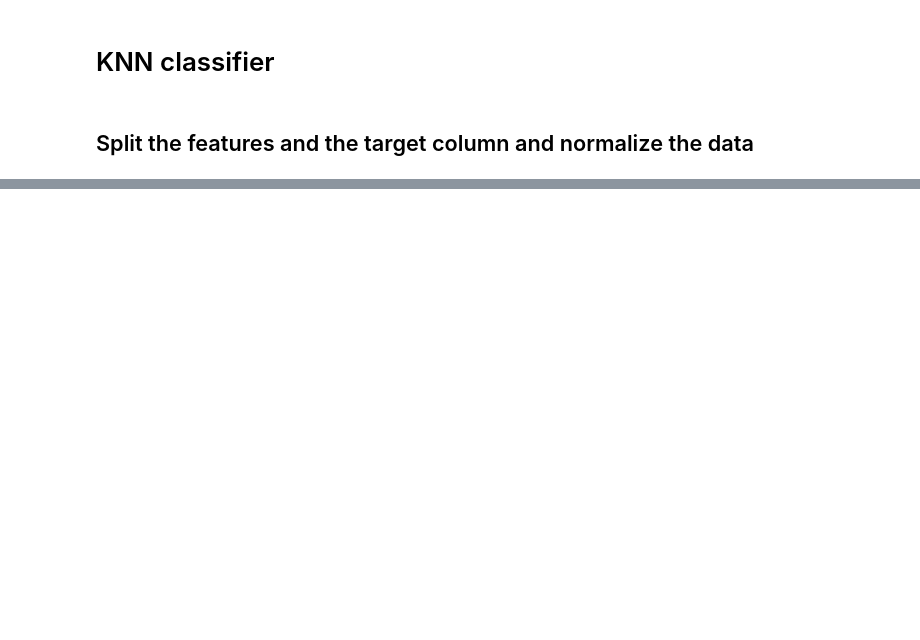
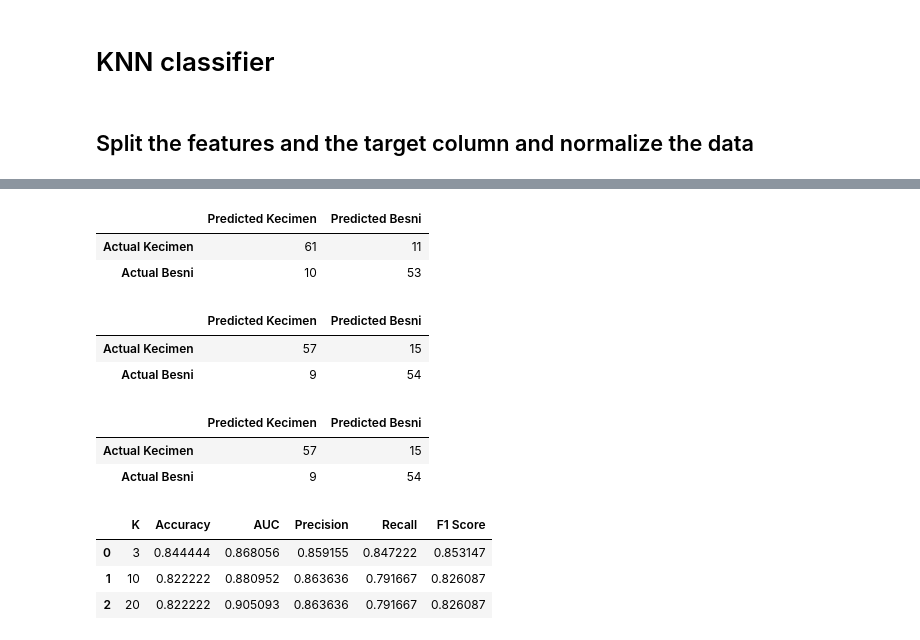
Before and after one commit to neiios/dtmm-task-4, a Jupyter notebook: knn.ipynb, the cells around one changed output, grey strips where cells are left out. Drawn from its saved outputs; the diff is of its cells as text; code cells hidden in the pictures; blank space fills up the shorter version.

```diff
--- a/knn.ipynb
+++ b/knn.ipynb
@@ -122,0 +69,63 @@ plt.show()
+# %%
+import pandas as pd
+from sklearn.metrics import confusion_matrix, accuracy_score, roc_auc_score, precision_score, recall_score, f1_score
+from sklearn.neighbors import KNeighborsClassifier
+
+
+def get_result_stats(clf, X, y, pos_label="Kecimen"):
+    y_pred = clf.predict(X)
+    y_prob = clf.predict_proba(X)[:, 1]
+
+    conf_matrix = confusion_matrix(y, y_pred, labels=["Kecimen", "Besni"])
+    acc = accuracy_score(y, y_pred)
+    auc_score = roc_auc_score(y, y_prob)
+    precision = precision_score(y, y_pred, pos_label=pos_label)
+    recall = recall_score(y, y_pred, pos_label=pos_label)
+    f1 = f1_score(y, y_pred, pos_label=pos_label)
+
+    return y_pred, acc, auc_score, precision, recall, f1, conf_matrix
+
+
+dtype = {"K": int, "Accuracy": float, "AUC": float, "Precision": float, "Recall": float, "F1 Score": float}
+results_df = pd.DataFrame(columns=["K", "Accuracy", "AUC", "Precision", "Recall", "F1 Score"]).astype(dtype)
+wrong_predictions = set()
+for val in [3, 10, 20]:
+    clf = KNeighborsClassifier(n_neighbors=val).fit(X_train, y_train)
+    y_pred, acc, auc_score, precision, recall, f1, conf_matrix = get_result_stats(clf, X_test, y_test)
+
+    df_conf_matrix = pd.DataFrame(conf_matrix, index=["Actual Kecimen", "Actual Besni"],
+                                  columns=["Predicted Kecimen", "Predicted Besni"])
+    display(df_conf_matrix)
+
+    temp_df = pd.DataFrame([[val, acc, auc_score, precision, recall, f1]],
+                           columns=["K", "Accuracy", "AUC", "Precision", "Recall", "F1 Score"]).astype(dtype)
+    results_df = pd.concat([results_df, temp_df], ignore_index=True)
+
+    for i, (actual, predicted) in enumerate(zip(y_test, y_pred)):
+        if actual != predicted:
+            wrong_predictions.add(i)
+
+results_df.to_latex(
+    f"./knn-scores.tex",
+    float_format="%.3f",
+    caption=f"Apskaičiuoti matai",
+    label=f"tab:knn-scores",
+    escape=True,
+    bold_rows=True,
+)
+
+display(results_df)
+# %% [output]
+|  | Predicted Kecimen | Predicted Besni |
+| Actual Kecimen | 61 | 11 |
+| Actual Besni | 10 | 53 |
+|  | Predicted Kecimen | Predicted Besni |
+| Actual Kecimen | 57 | 15 |
+| Actual Besni | 9 | 54 |
+|  | Predicted Kecimen | Predicted Besni |
+| Actual Kecimen | 57 | 15 |
+| Actual Besni | 9 | 54 |
+|  | K | Accuracy | AUC | Precision | Recall | F1 Score |
+| 0 | 3 | 0.844444 | 0.868056 | 0.859155 | 0.847222 | 0.853147 |
+| 1 | 10 | 0.822222 | 0.880952 | 0.863636 | 0.791667 | 0.826087 |
+| 2 | 20 | 0.822222 | 0.905093 | 0.863636 | 0.791667 | 0.826087 |
```
Also changed, not shown: parts of 9 cells of this notebook, 1 other file.
